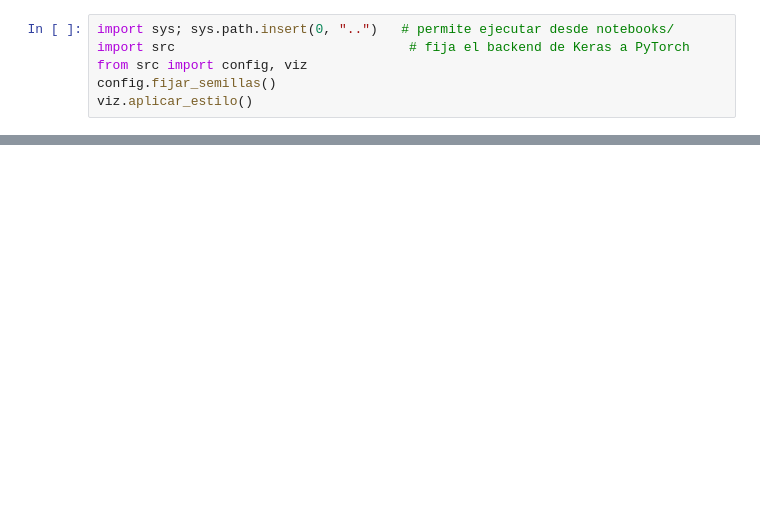
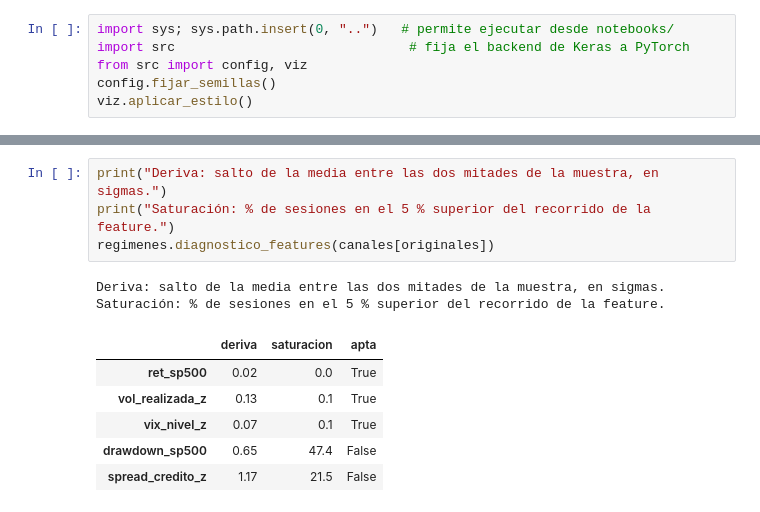
Before and after one commit to Romequinco/TALLER_GENERATIVOS, a Jupyter notebook: notebooks/01_etiquetado_regimenes.ipynb, the cells around one changed output, grey strips where cells are left out. Saved outputs shown, nothing was run; the diff lists cells and outputs as text; blank space fills up the shorter version.

```diff
--- a/notebooks/01_etiquetado_regimenes.ipynb
+++ b/notebooks/01_etiquetado_regimenes.ipynb
@@ -174,0 +116,13 @@ print("Guardadas", len(tabla), "filas ·", list(tabla.columns))
+# %%
+print("Deriva: salto de la media entre las dos mitades de la muestra, en sigmas.")
+print("Saturación: % de sesiones en el 5 % superior del recorrido de la feature.")
+regimenes.diagnostico_features(canales[originales])
+# %% [output]
+Deriva: salto de la media entre las dos mitades de la muestra, en sigmas.
+Saturación: % de sesiones en el 5 % superior del recorrido de la feature.
+|  | deriva | saturacion | apta |
+| ret_sp500 | 0.02 | 0.0 | True |
+| vol_realizada_z | 0.13 | 0.1 | True |
+| vix_nivel_z | 0.07 | 0.1 | True |
+| drawdown_sp500 | 0.65 | 47.4 | False |
+| spread_credito_z | 1.17 | 21.5 | False |
```
Also changed, not shown: parts of 31 cells of this notebook, 13 other files.
